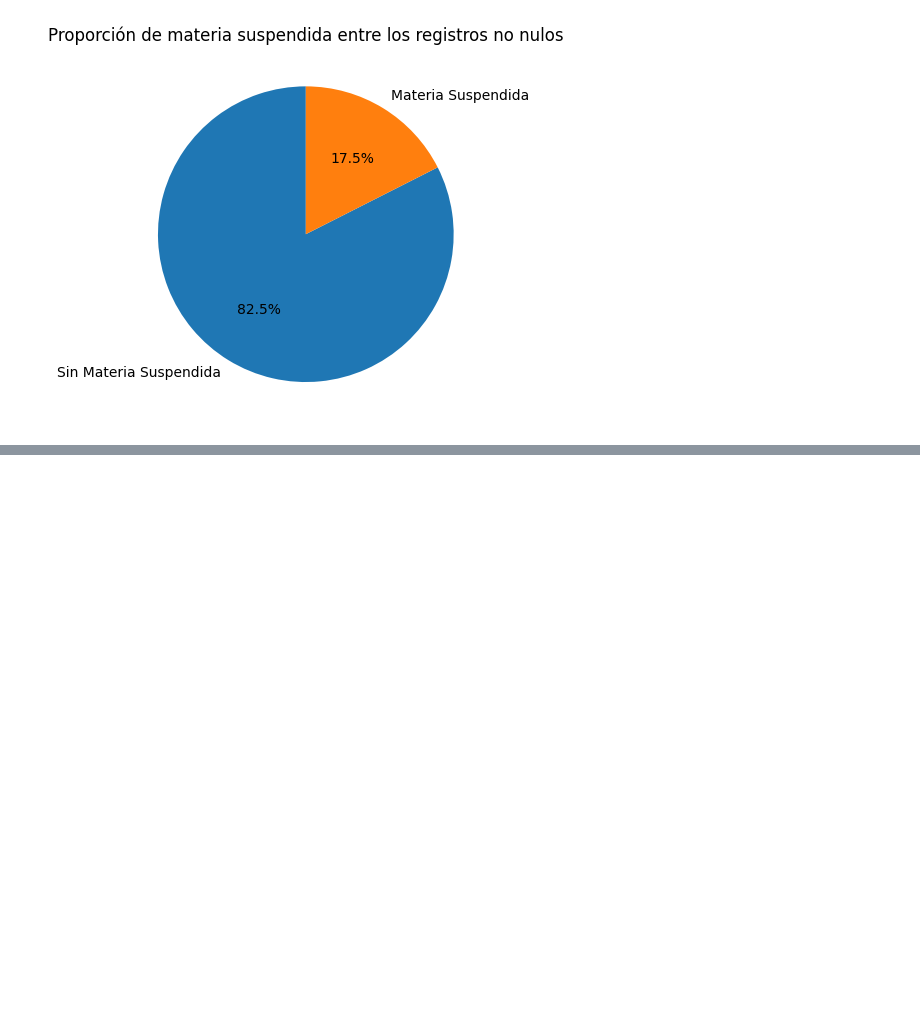
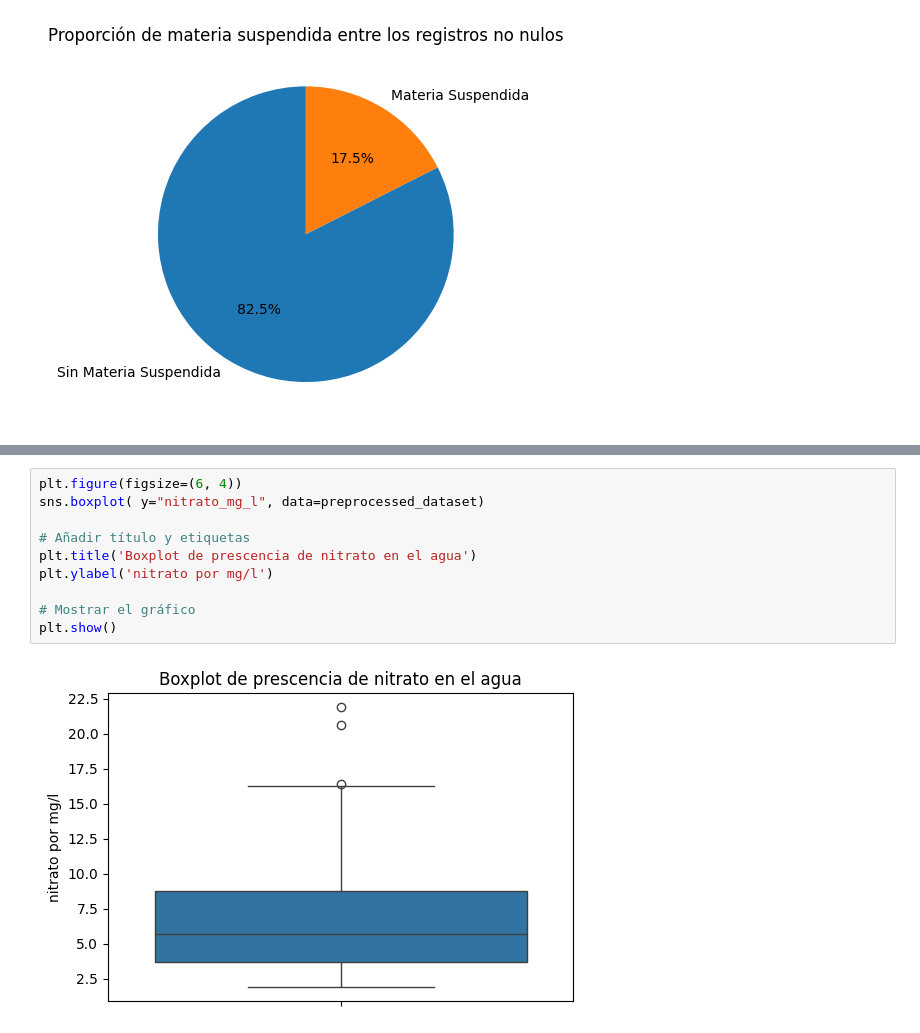
Before and after one commit to joegoicoechea24/TPespecial, a Jupyter notebook: tp.ipynb, the cells around one changed output, grey strips where cells are left out. Drawn from its saved outputs; the diff is of its cells as text; blank space fills up the shorter version.

```diff
--- a/tp.ipynb
+++ b/tp.ipynb
@@ -743,0 +907,12 @@ plt.show()
+# %%
+plt.figure(figsize=(6, 4))
+sns.boxplot( y="nitrato_mg_l", data=preprocessed_dataset)
+
+# Añadir título y etiquetas
+plt.title('Boxplot de prescencia de nitrato en el agua')
+plt.ylabel('nitrato por mg/l')
+
+# Mostrar el gráfico
+plt.show()
+# %% [output]
+[figure, added]
```
Also changed, not shown: parts of 49 cells of this notebook, 2 other files.
